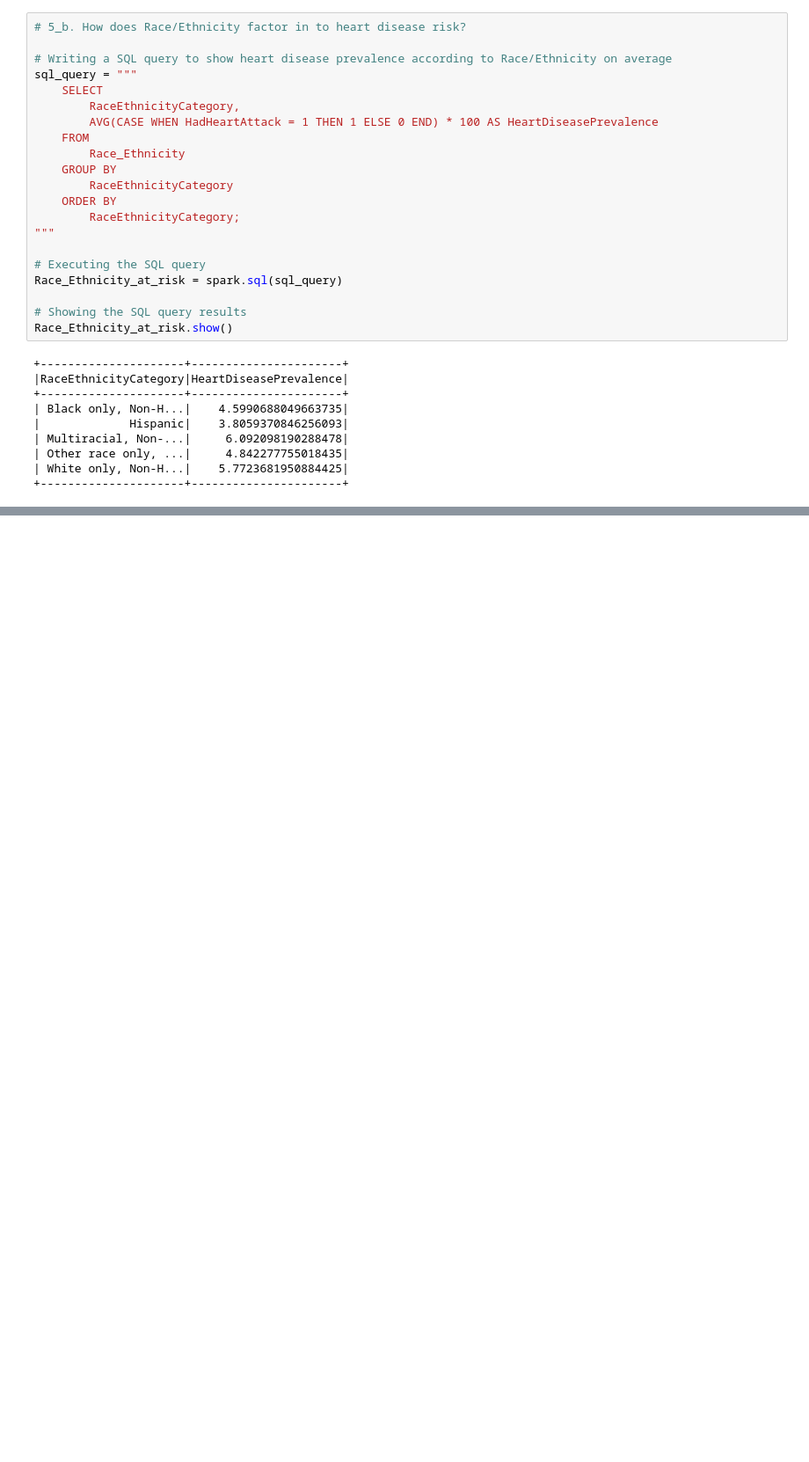
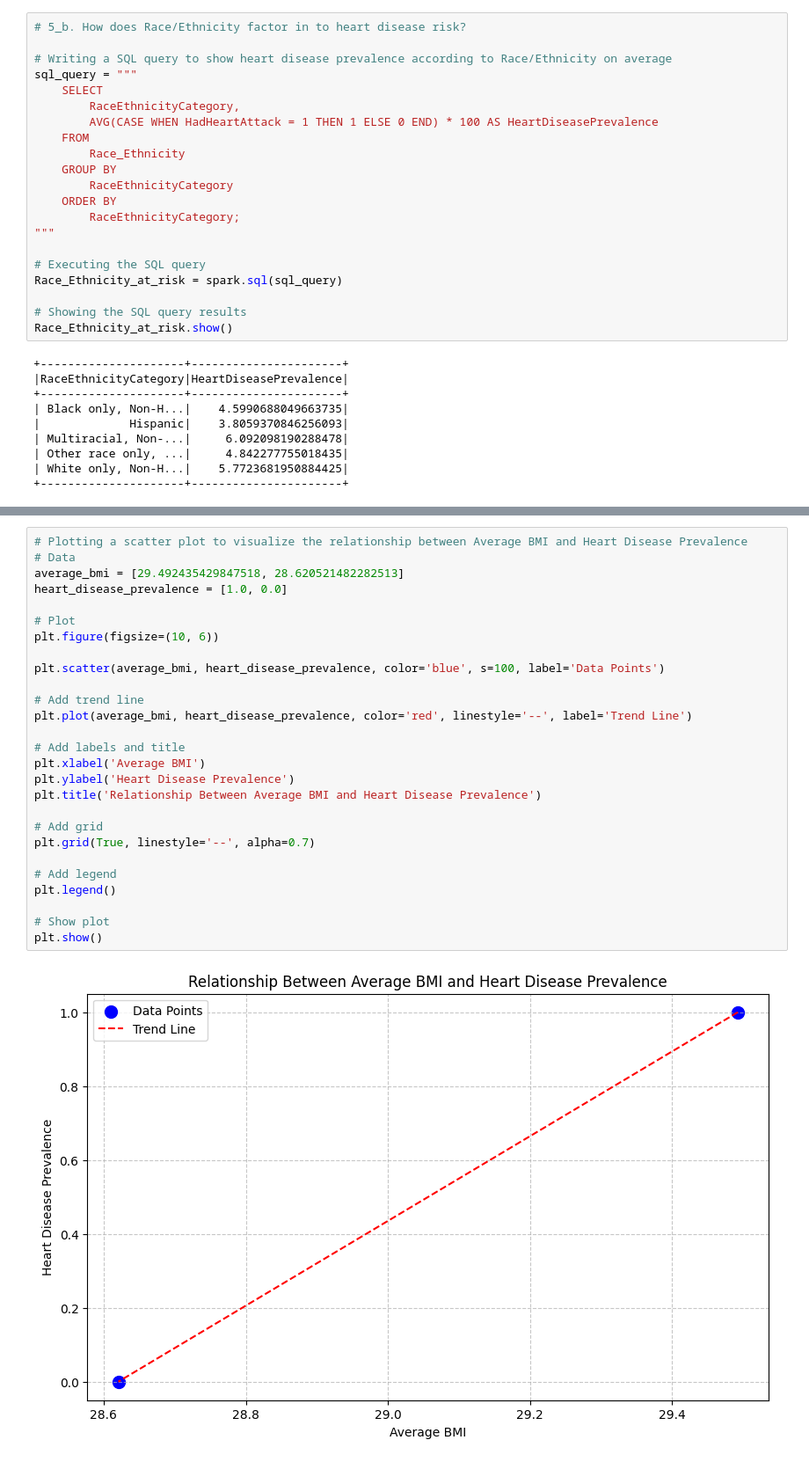
Before and after one commit to LarryJilesJr/project_4_repo, a Jupyter notebook: Project_4.ipynb, the cells around one changed output, grey strips where cells are left out. Shown: that part at 88% size. Cells and saved outputs as stored; diff of their text form; blank space fills up the shorter version.

```diff
--- a/Project_4.ipynb
+++ b/Project_4.ipynb
@@ -364 +493,30 @@ bmi_numb_at_risk.show()
 +------------------+----------------------+
+# %%
+# Plotting a scatter plot to visualize the relationship between Average BMI and Heart Disease Prevalence
+# Data
+average_bmi = [29.492435429847518, 28.620521482282513]
+heart_disease_prevalence = [1.0, 0.0]
+
+# Plot
+plt.figure(figsize=(10, 6))
+
+plt.scatter(average_bmi, heart_disease_prevalence, color='blue', s=100, label='Data Points')
+
+# Add trend line
+plt.plot(average_bmi, heart_disease_prevalence, color='red', linestyle='--', label='Trend Line')
+
+# Add labels and title
+plt.xlabel('Average BMI')
+plt.ylabel('Heart Disease Prevalence')
+plt.title('Relationship Between Average BMI and Heart Disease Prevalence')
+
+# Add grid
+plt.grid(True, linestyle='--', alpha=0.7)
+
+# Add legend
+plt.legend()
+
+# Show plot
+plt.show()
+# %% [output]
+[figure, added]
```
Also changed, not shown: parts of 15 cells of this notebook.
